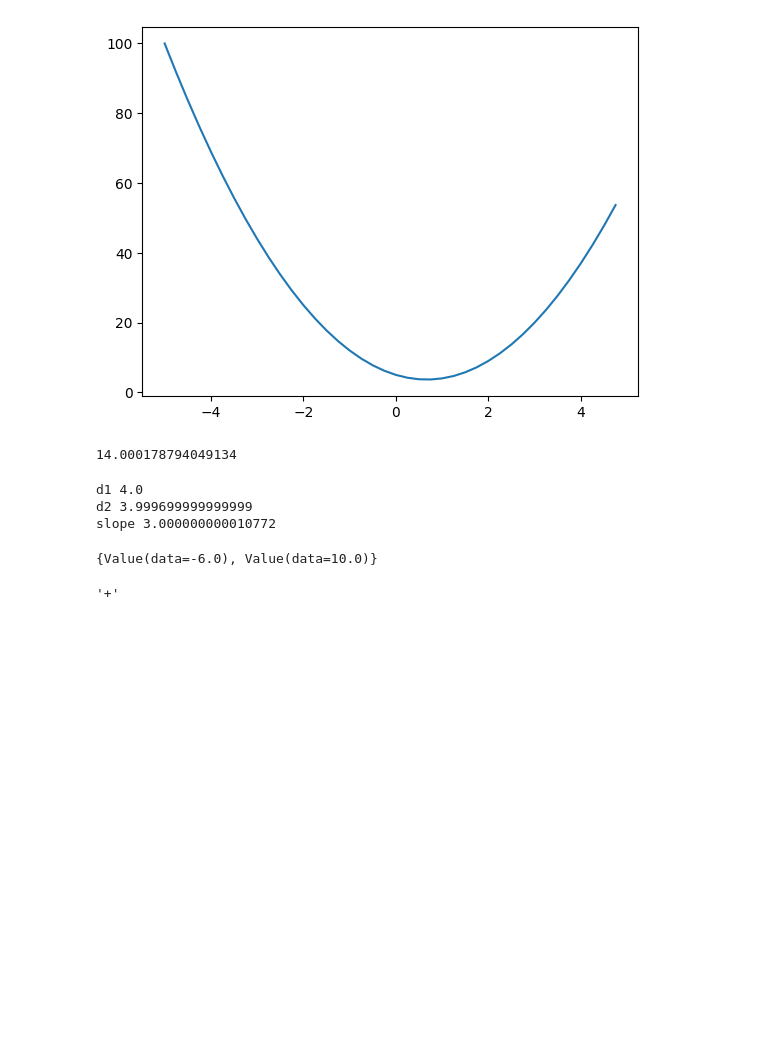
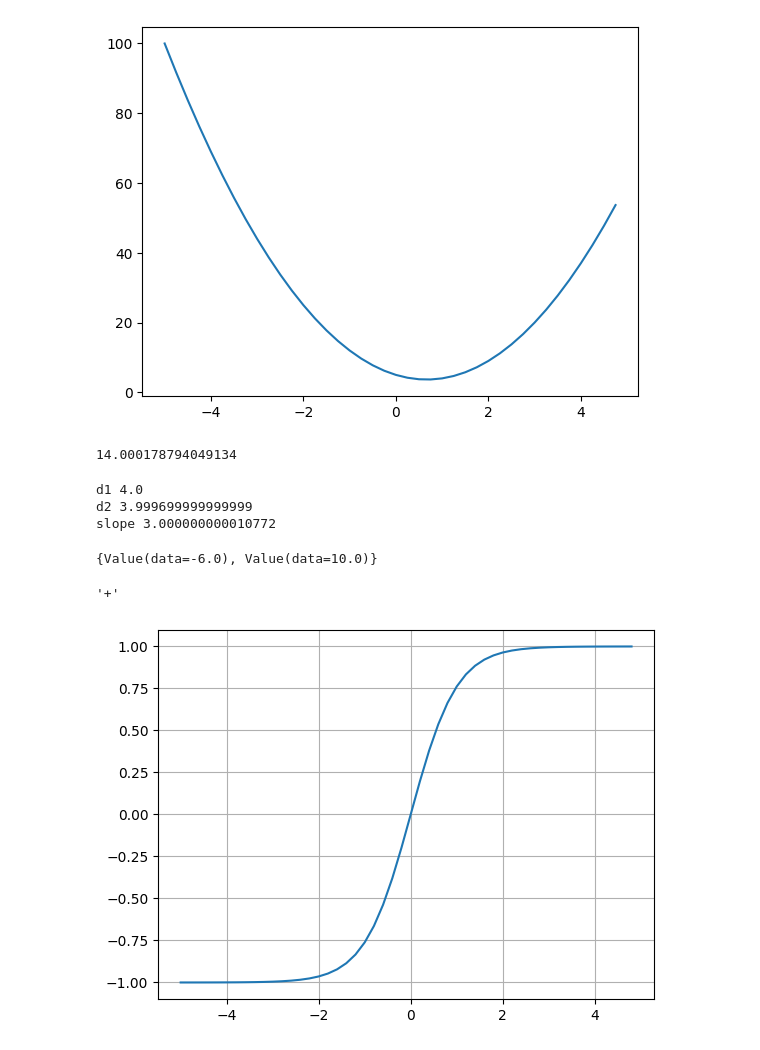
Before and after one commit to cristicretu/lilgrad, a Jupyter notebook: lilgrad.ipynb, the cells around one changed output. Drawn from its saved outputs; the diff is of its cells as text; code cells hidden in the pictures; blank space fills up the shorter version.

```diff
--- a/lilgrad.ipynb
+++ b/lilgrad.ipynb
@@ -73,3 +79,8 @@ d._prev
 d._op
 # %% [output]
 '+'
+# %%
+plt.plot(np.arange(-5, 5, 0.2), np.tanh((np.arange(-5, 5, 0.2))))
+plt.grid()
+# %% [output]
+[figure, added]
```
Also changed, not shown: parts of 3 cells of this notebook.
